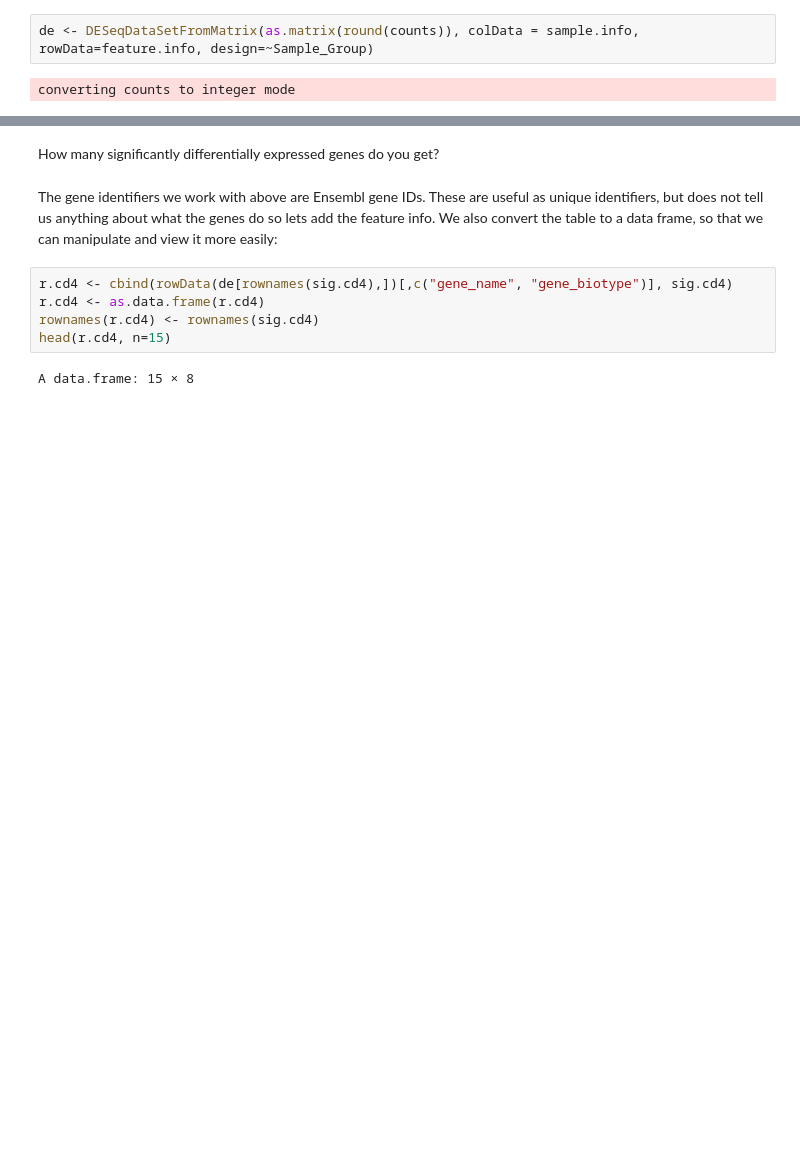
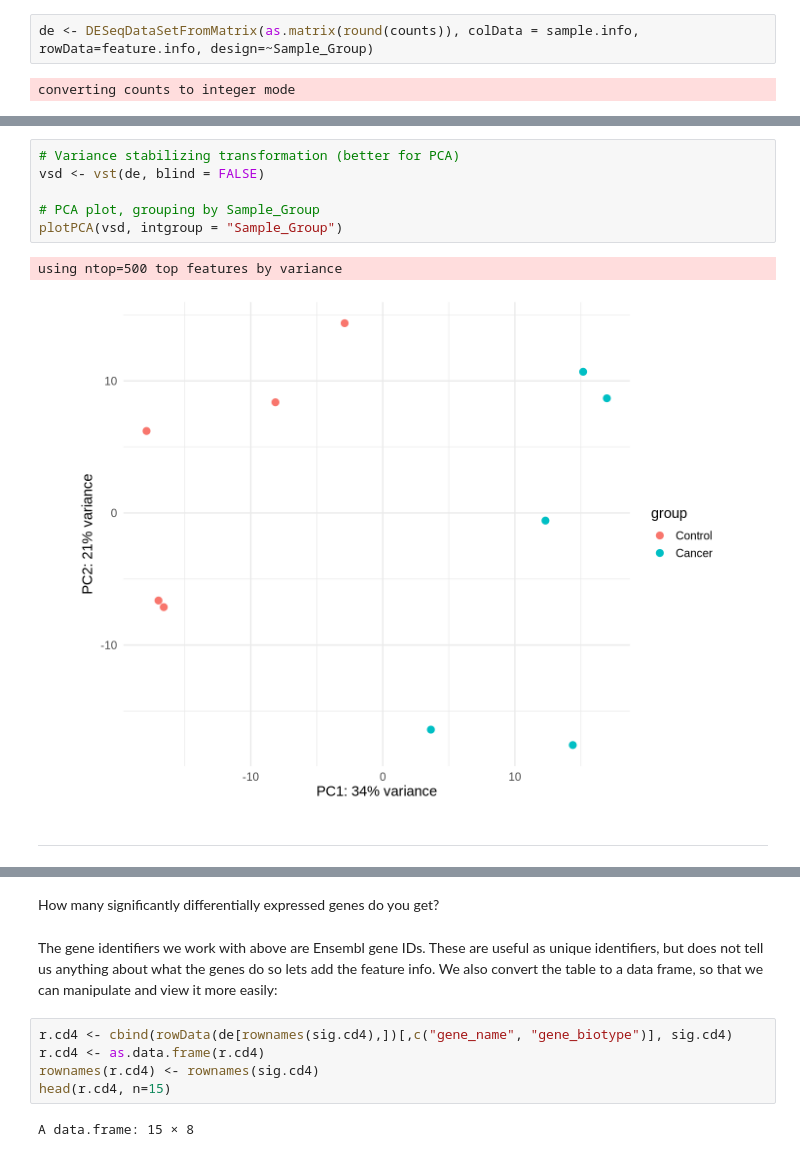
Before and after one commit to gcfntnu/mol8012-2019, a Jupyter notebook: mol8012-01.ipynb, the cells around one changed output, grey strips where cells are left out. Saved outputs shown, nothing was run; the diff lists cells and outputs as text; blank space fills up the shorter version.

```diff
--- a/mol8012-01.ipynb
+++ b/mol8012-01.ipynb
@@ -126,0 +258,11 @@ Now we just need to extract the results. In more complex statistical designs you
+# %%
+# Variance stabilizing transformation (better for PCA)
+vsd <- vst(de, blind = FALSE)
+
+# PCA plot, grouping by Sample_Group
+plotPCA(vsd, intgroup = "Sample_Group")
+# %% [output]
+using ntop=500 top features by variance
+[figure, added]
+# %% [markdown]
+-------------------
```
Also changed, not shown: parts of 64 cells of this notebook, 4 other files.
